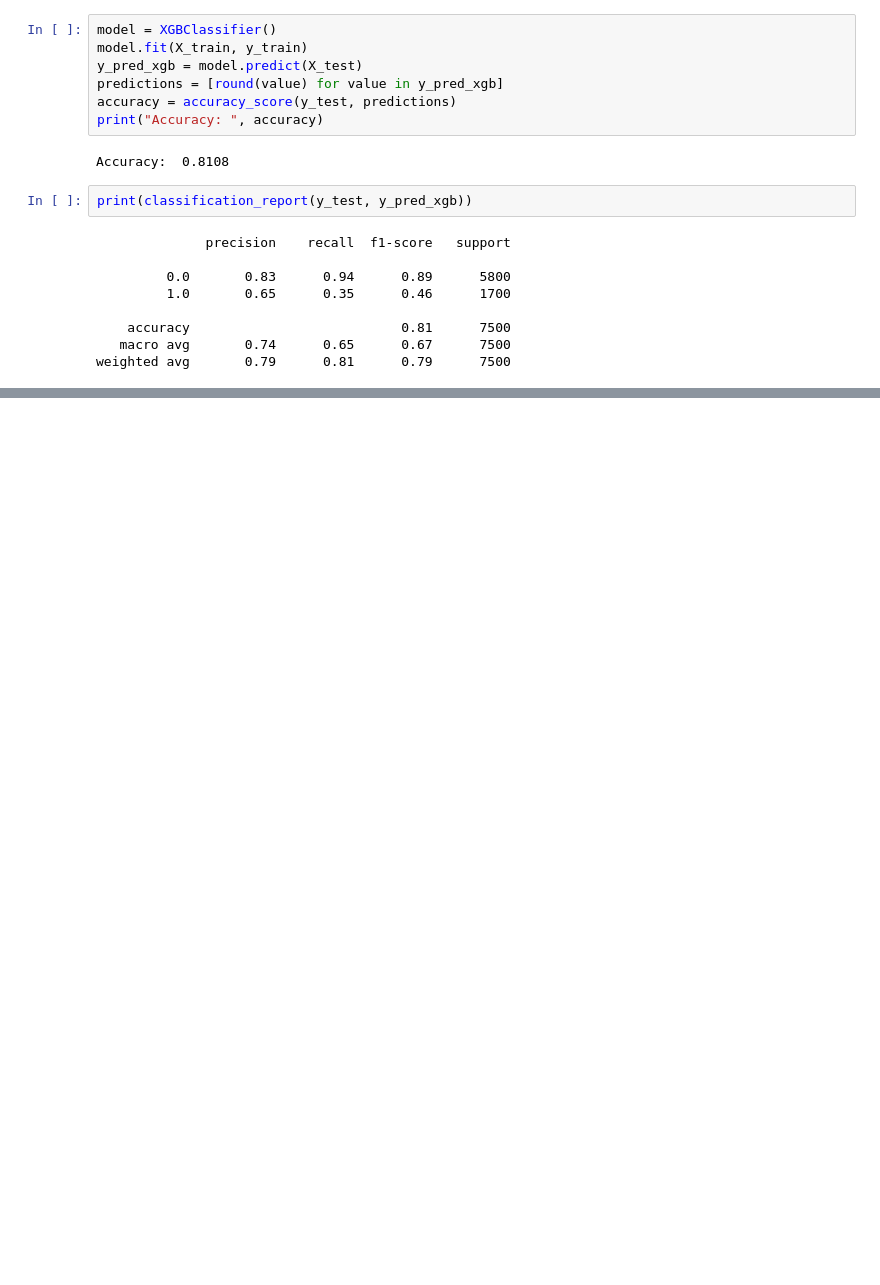
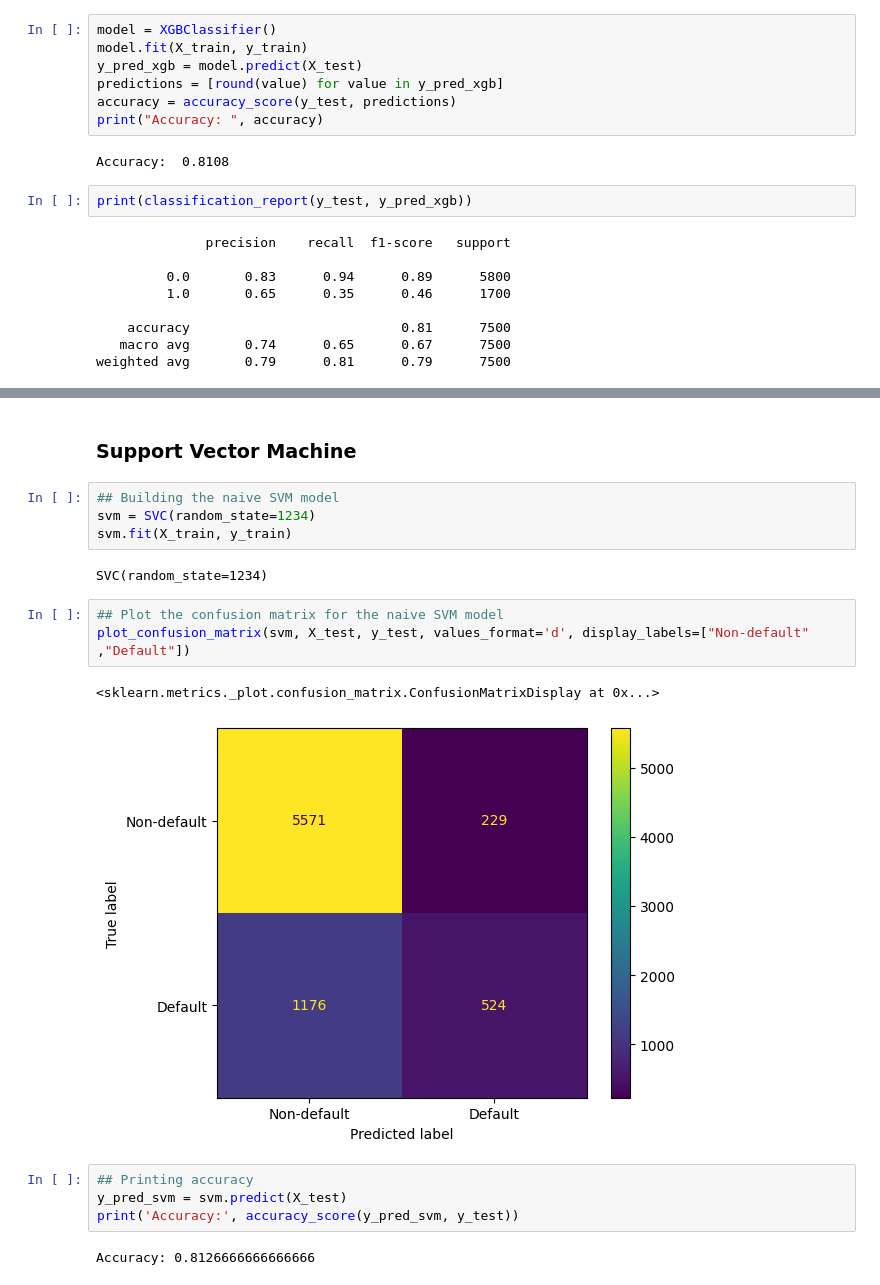
Before and after one commit to elvern18/Credit-Card-Default, a Jupyter notebook: BT2103 Project.ipynb, the cells around one changed output, grey strips where cells are left out. Saved outputs shown, nothing was run; the diff lists cells and outputs as text; blank space fills up the shorter version.

```diff
--- a/BT2103 Project.ipynb
+++ b/BT2103 Project.ipynb
@@ -817,0 +835,20 @@ confusion_matrix(y_test,predictions)
+# %% [markdown]
+### Support Vector Machine
+# %%
+## Building the naive SVM model
+svm = SVC(random_state=1234)
+svm.fit(X_train, y_train)
+# %% [output]
+SVC(random_state=1234)
+# %%
+## Plot the confusion matrix for the naive SVM model
+plot_confusion_matrix(svm, X_test, y_test, values_format='d', display_labels=["Non-default" ,"Default"])
+# %% [output]
+<sklearn.metrics._plot.confusion_matrix.ConfusionMatrixDisplay at 0x...>
+[figure, added]
+# %%
+## Printing accuracy
+y_pred_svm = svm.predict(X_test)
+print('Accuracy:', accuracy_score(y_pred_svm, y_test))
+# %% [output]
+Accuracy: 0.8126666666666666
```
Also changed, not shown: parts of 33 cells of this notebook.
